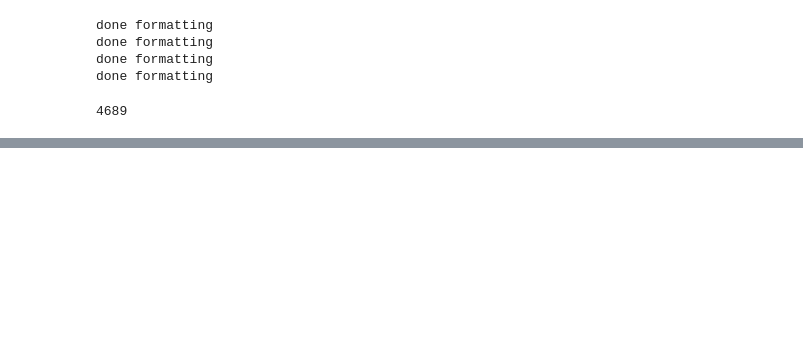
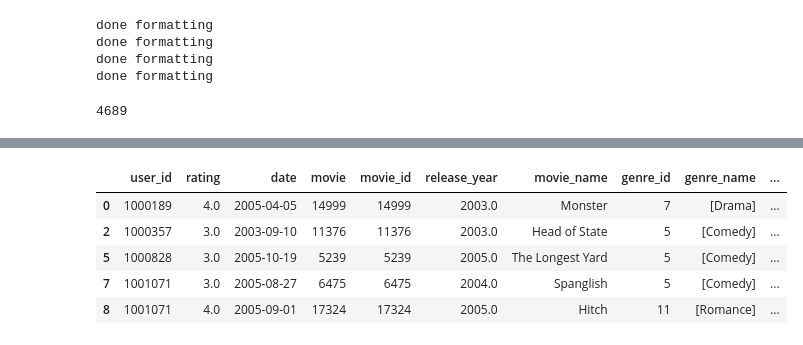
Before and after one commit to zfx0726/aa228_final_project, a Jupyter notebook: final_data_processing.ipynb, the cells around one changed output, grey strips where cells are left out. Cells and saved outputs as stored; diff of their text form; code cells hidden in the pictures; blank space fills up the shorter version.

```diff
--- a/final_data_processing.ipynb
+++ b/final_data_processing.ipynb
@@ -155,0 +158,11 @@ shifted_data.head(5)
+# %%
+labeled_data=sorted_data_with_actions.loc[sorted_data_with_actions['same_user'] == True]
+# %%
+labeled_data.head()
+# %% [output]
+|  | user_id | rating | date | movie | movie_id | release_year | movie_name | genre_id | genre_name | ... |
+| 0 | 1000189 | 4.0 | 2005-04-05 | 14999 | 14999 | 2003.0 | Monster | 7 | [Drama] | ... |
+| 2 | 1000357 | 3.0 | 2003-09-10 | 11376 | 11376 | 2003.0 | Head of State | 5 | [Comedy] | ... |
+| 5 | 1000828 | 3.0 | 2005-10-19 | 5239 | 5239 | 2005.0 | The Longest Yard | 5 | [Comedy] | ... |
+| 7 | 1001071 | 3.0 | 2005-08-27 | 6475 | 6475 | 2004.0 | Spanglish | 5 | [Comedy] | ... |
+| 8 | 1001071 | 4.0 | 2005-09-01 | 17324 | 17324 | 2005.0 | Hitch | 11 | [Romance] | ... |
```
Also changed, not shown: parts of 16 cells of this notebook.
